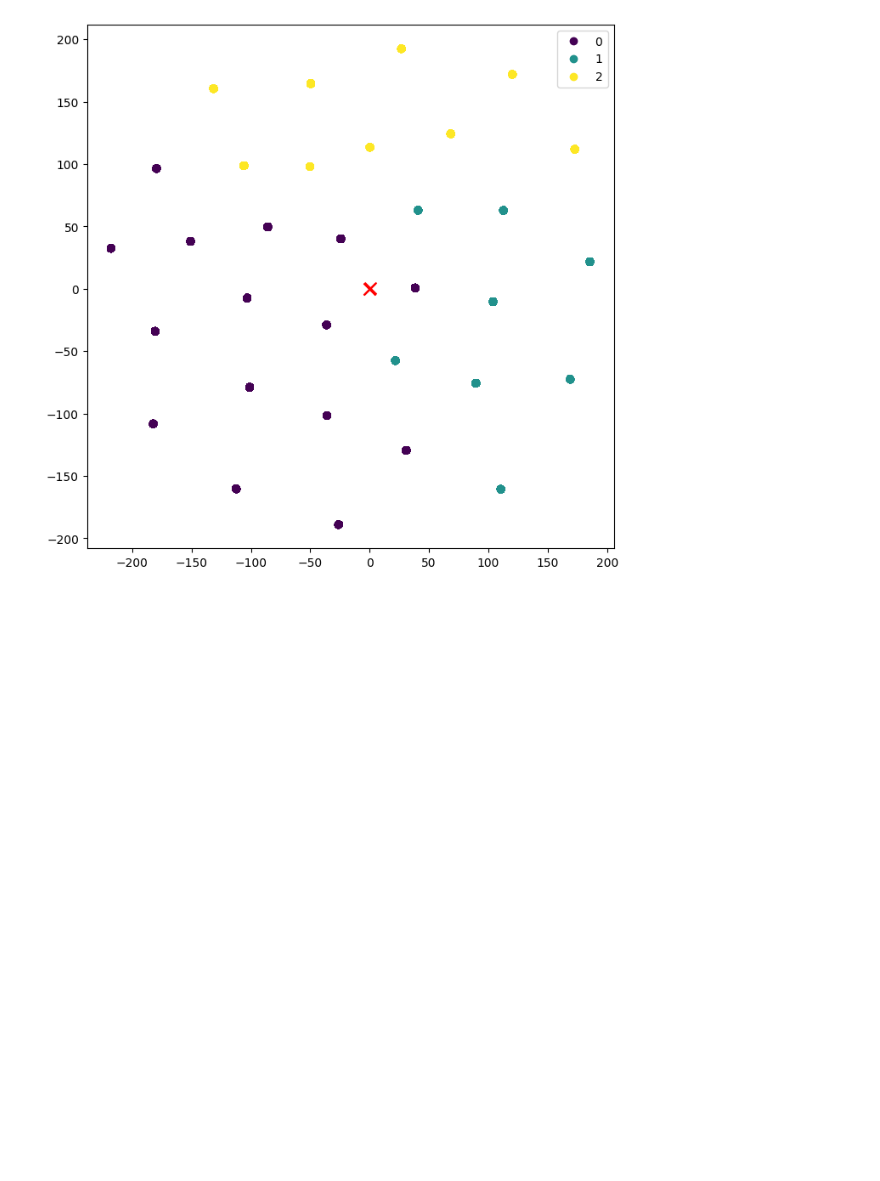
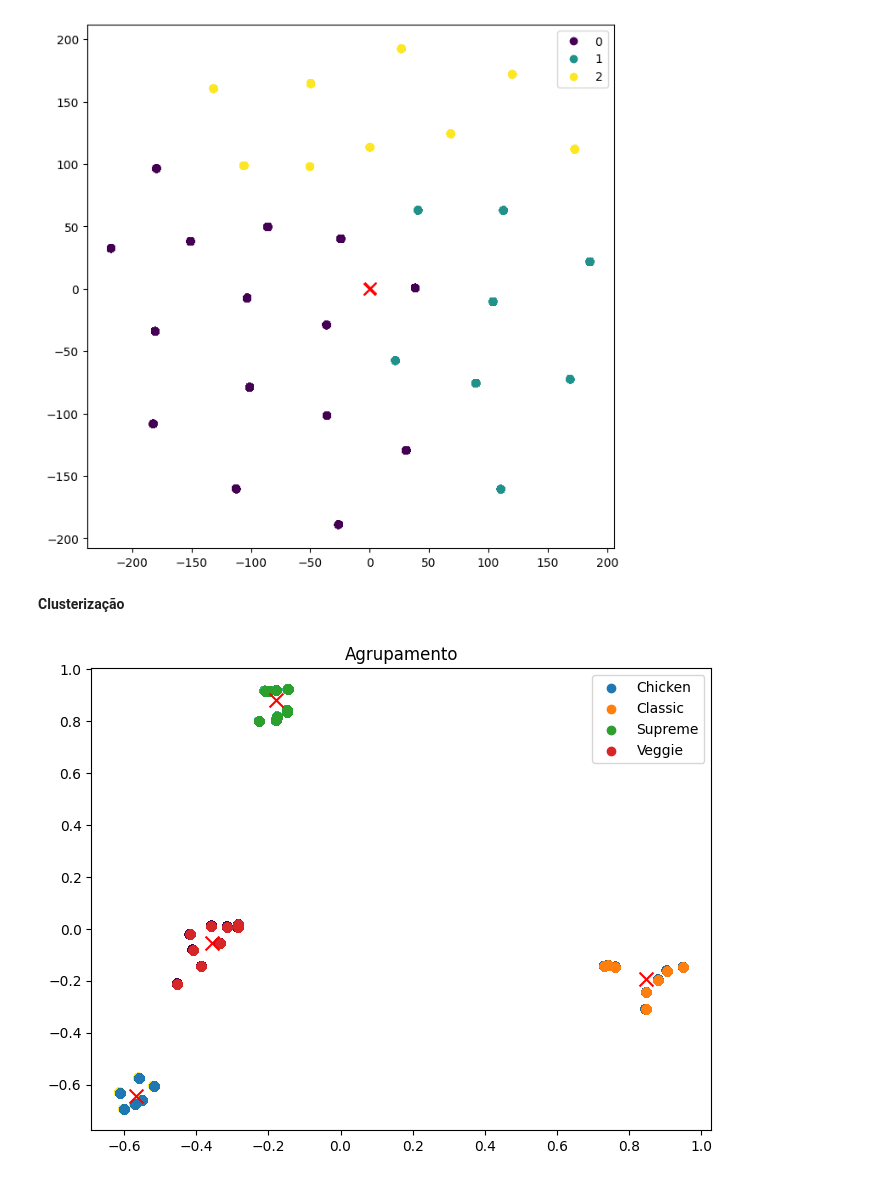
Before and after one commit to weltonlopesdev/A3---Algoritimo-KMeans, a Jupyter notebook: Clustering_Kmeans_A3_PIZZA.ipynb, the cells around one changed output. Drawn from its saved outputs; the diff is of its cells as text; code cells hidden in the pictures; blank space fills up the shorter version.

```diff
--- a/Clustering_Kmeans_A3_PIZZA.ipynb
+++ b/Clustering_Kmeans_A3_PIZZA.ipynb
@@ -288,3 +244,34 @@ plt.legend(handles=scatter.legend_elements()[0], labels=scatter.legend_elements(
 plt.show()
 # %% [output]
 [figure]
+# %% [markdown]
+**Clusterização**
+# %%
+# Converter o DataFrame em uma matriz NumPy
+data_array = encoded_data.values
+pca = PCA(n_components=86)
+data_pca = pca.fit_transform(data_array)
+
+# Aplicar o KMeans aos componentes principais
+kmeans = KMeans(n_clusters=4, random_state=0)
+kmeans.fit(data_pca)
+
+# Plotar o gráfico dos clusters com os valores dos pontos
+plt.figure(figsize=(8, 6))  # Aumentar o tamanho do gráfico
+
+plt.scatter(data_pca[:, 0], data_pca[:, 1], c=kmeans.labels_, cmap='viridis')
+
+# Adicionar legenda para as colunas "Chicken", "Classic", "Supreme" e "Veggie"
+columns = ["Chicken", "Classic", "Supreme", "Veggie"]
+for i, col in enumerate(columns):
+    plt.scatter(data_pca[:, 0][data_array[:, i] == 1], data_pca[:, 1][data_array[:, i] == 1], label=col)
+
+plt.scatter(kmeans.cluster_centers_[:, 0], kmeans.cluster_centers_[:, 1], color='red', marker='x', s=100)
+
+plt.legend()
+
+plt.title('Agrupamento')
+
+plt.show()
+# %% [output]
+[figure, added]
```
Also changed, not shown: parts of 11 cells of this notebook.
